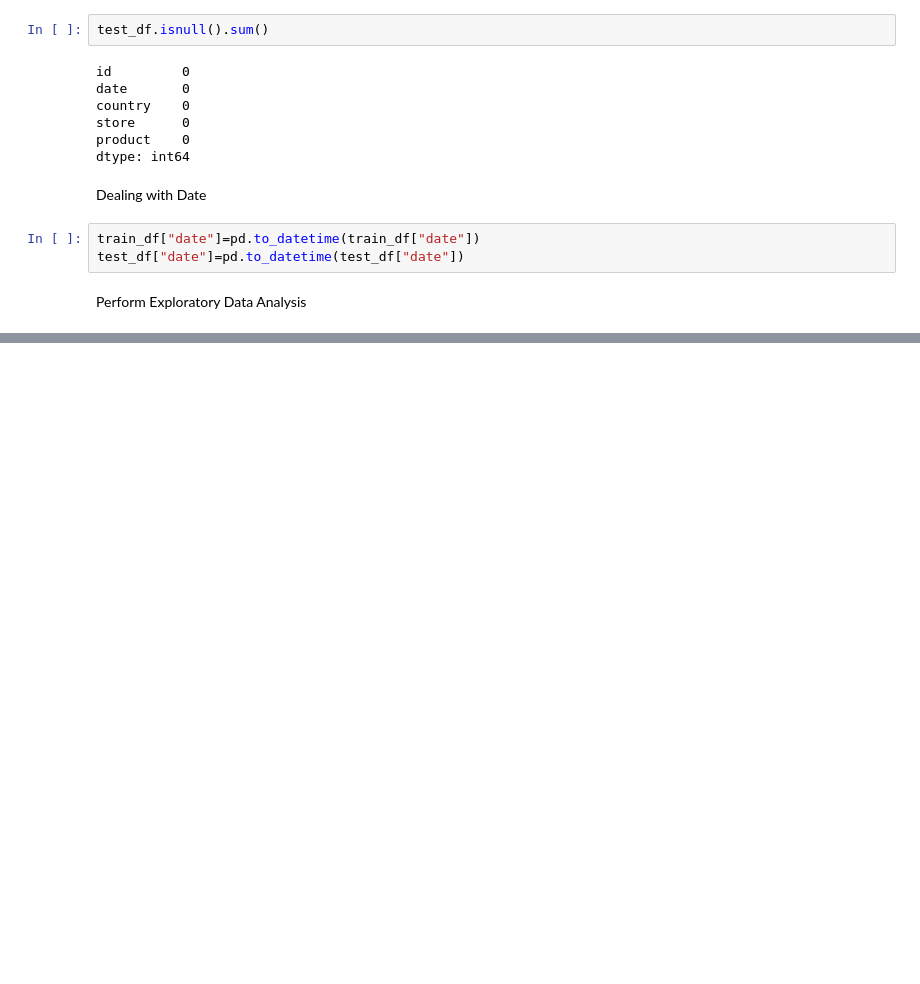
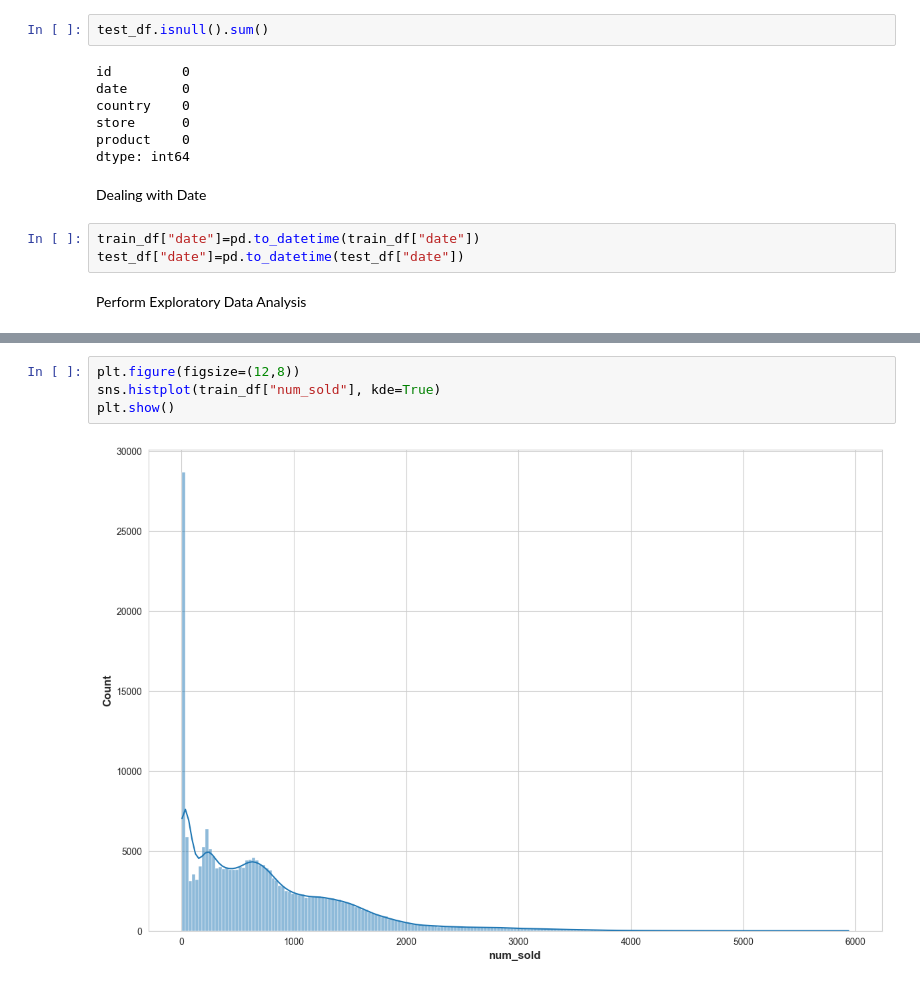
Before and after one commit to omjadhav9271/Forecasting-Sales, a Jupyter notebook: nb01.ipynb, the cells around one changed output, grey strips where cells are left out. Cells and saved outputs as stored; diff of their text form; blank space fills up the shorter version.

```diff
--- a/nb01.ipynb
+++ b/nb01.ipynb
@@ -112,0 +123,6 @@ Perform Exploratory Data Analysis
+# %%
+plt.figure(figsize=(12,8))
+sns.histplot(train_df["num_sold"], kde=True)
+plt.show()
+# %% [output]
+[figure, added]
```
Also changed, not shown: parts of 12 cells of this notebook.
